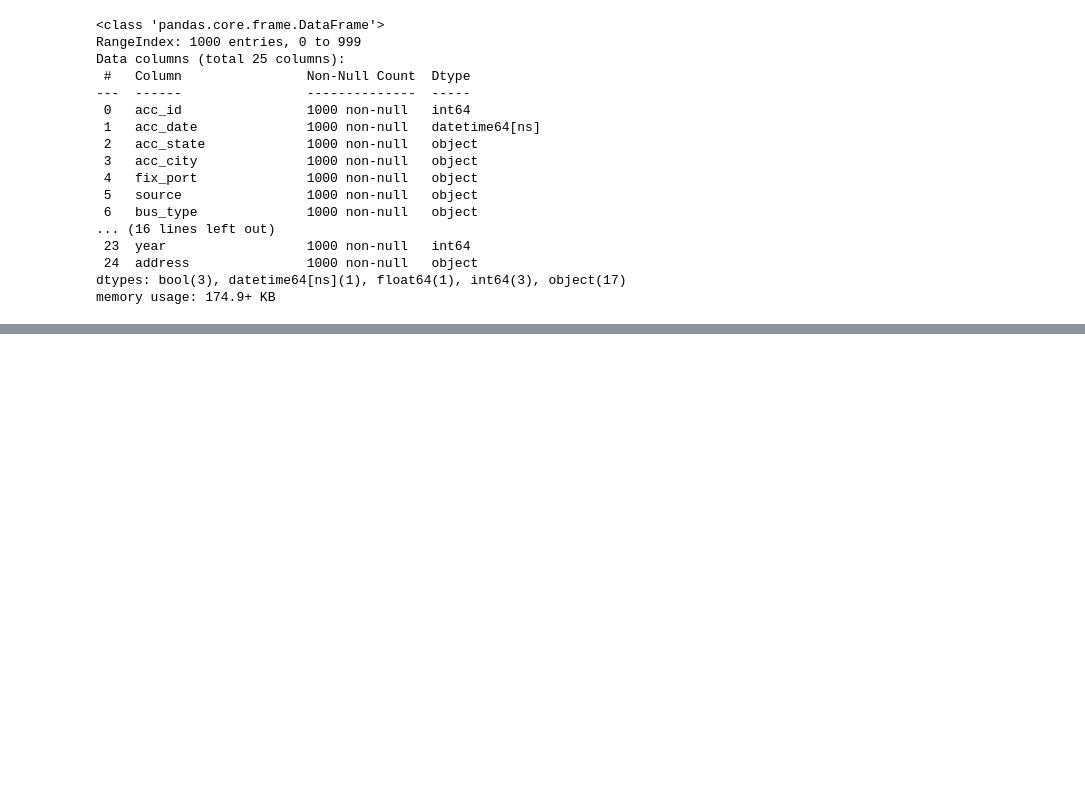
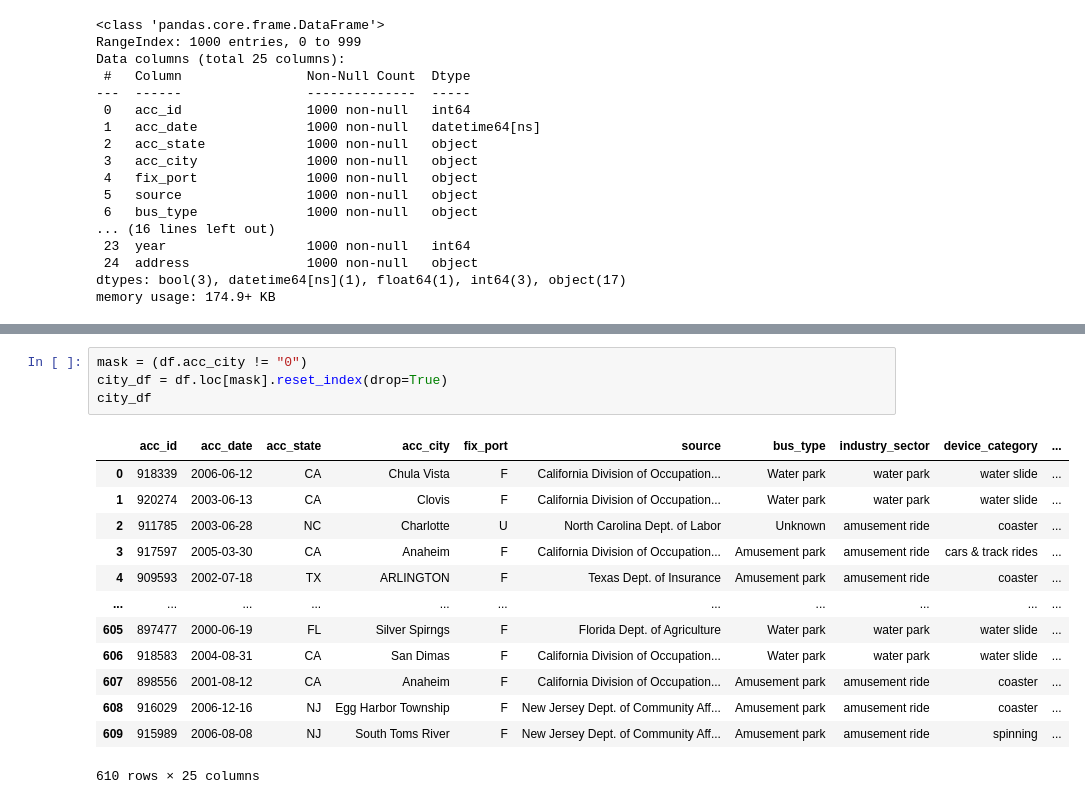
Before and after one commit to VM7568/smu_project3_themeparks, a Jupyter notebook: Vanessa's Work/themepark_data.ipynb, the cells around one changed output, grey strips where cells are left out. Cells and saved outputs as stored; diff of their text form; blank space fills up the shorter version.

```diff
--- a/Vanessa's Work/themepark_data.ipynb
+++ b/Vanessa's Work/themepark_data.ipynb
@@ -74,0 +131,18 @@ memory usage: 174.9+ KB
+# %%
+mask = (df.acc_city != "0")
+city_df = df.loc[mask].reset_index(drop=True)
+city_df
+# %% [output]
+|  | acc_id | acc_date | acc_state | acc_city | fix_port | source | bus_type | industry_sector | device_category | ... |
+| 0 | 918339 | 2006-06-12 | CA | Chula Vista | F | California Division of Occupation... | Water park | water park | water slide | ... |
+| 1 | 920274 | 2003-06-13 | CA | Clovis | F | California Division of Occupation... | Water park | water park | water slide | ... |
+| 2 | 911785 | 2003-06-28 | NC | Charlotte | U | North Carolina Dept. of Labor | Unknown | amusement ride | coaster | ... |
+| 3 | 917597 | 2005-03-30 | CA | Anaheim | F | California Division of Occupation... | Amusement park | amusement ride | cars & track rides | ... |
+| 4 | 909593 | 2002-07-18 | TX | ARLINGTON | F | Texas Dept. of Insurance | Amusement park | amusement ride | coaster | ... |
+| ... | ... | ... | ... | ... | ... | ... | ... | ... | ... | ... |
+| 605 | 897477 | 2000-06-19 | FL | Silver Spirngs | F | Florida Dept. of Agriculture | Water park | water park | water slide | ... |
+| 606 | 918583 | 2004-08-31 | CA | San Dimas | F | California Division of Occupation... | Water park | water park | water slide | ... |
+| 607 | 898556 | 2001-08-12 | CA | Anaheim | F | California Division of Occupation... | Amusement park | amusement ride | coaster | ... |
+| 608 | 916029 | 2006-12-16 | NJ | Egg Harbor Township | F | New Jersey Dept. of Community Aff... | Amusement park | amusement ride | coaster | ... |
+| 609 | 915989 | 2006-08-08 | NJ | South Toms River | F | New Jersey Dept. of Community Aff... | Amusement park | amusement ride | spinning | ... |
+610 rows × 25 columns
```
Also changed, not shown: parts of 26 cells of this notebook, 17 other files.
